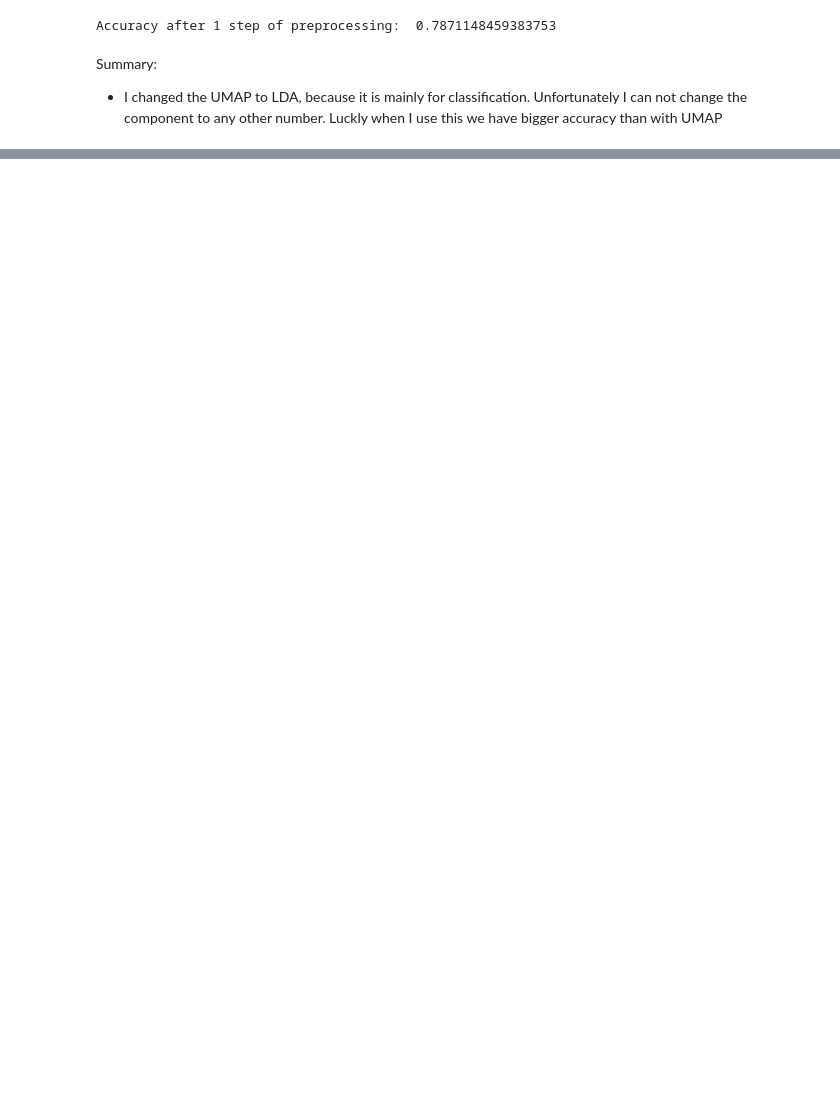
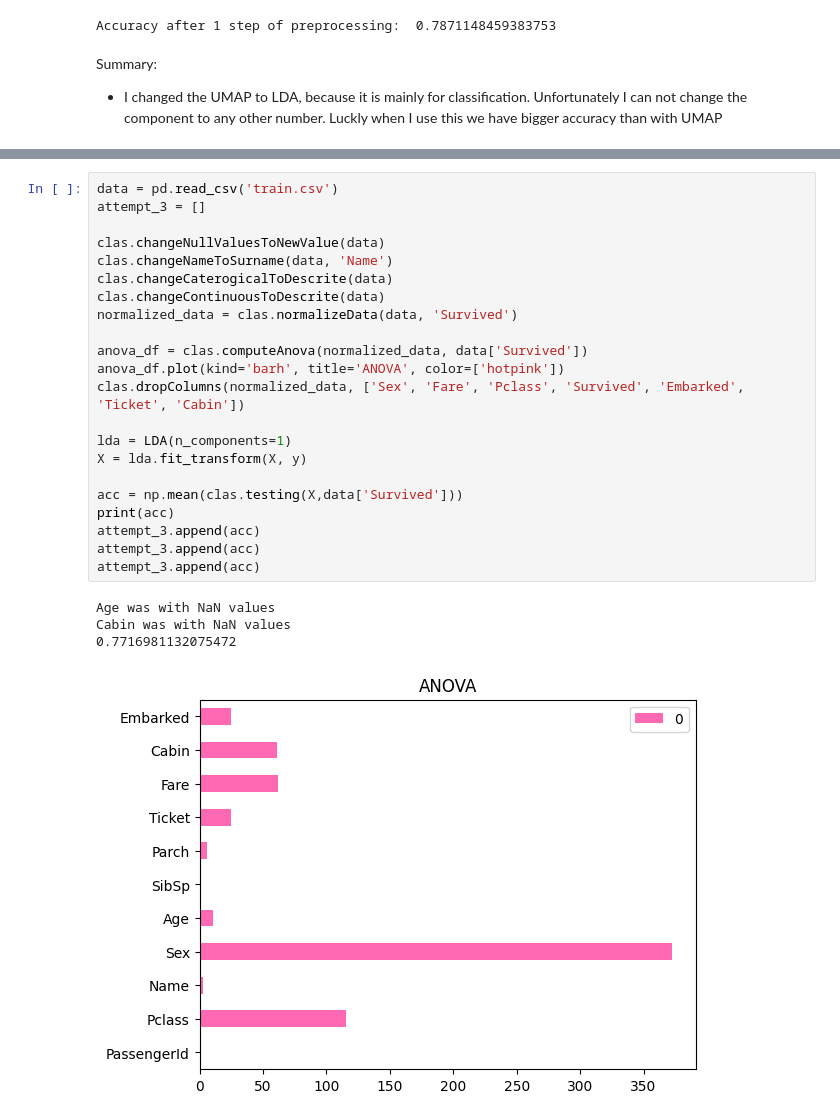
Before and after one commit to jszczublinska/DM_Titanic, a Jupyter notebook: titanic.ipynb, the cells around one changed output, grey strips where cells are left out. Cells and saved outputs as stored; diff of their text form; blank space fills up the shorter version.

```diff
--- a/titanic.ipynb
+++ b/titanic.ipynb
@@ -286,0 +320,27 @@ Accuracy after preprocessing:  0.8207282913165266
+# %%
+data = pd.read_csv('train.csv')
+attempt_3 = []
+
+clas.changeNullValuesToNewValue(data)
+clas.changeNameToSurname(data, 'Name')
+clas.changeCaterogicalToDescrite(data)
+clas.changeContinuousToDescrite(data)
+normalized_data = clas.normalizeData(data, 'Survived')
+
+anova_df = clas.computeAnova(normalized_data, data['Survived'])
+anova_df.plot(kind='barh', title='ANOVA', color=['hotpink'])
+clas.dropColumns(normalized_data, ['Sex', 'Fare', 'Pclass', 'Survived', 'Embarked', 'Ticket', 'Cabin'])
+
+lda = LDA(n_components=1)
+X = lda.fit_transform(X, y)
+
+acc = np.mean(clas.testing(X,data['Survived']))
+print(acc)
+attempt_3.append(acc)
+attempt_3.append(acc)
+attempt_3.append(acc)
+# %% [output]
+Age was with NaN values
+Cabin was with NaN values
+0.7716981132075472
+[figure, added]
```
Also changed, not shown: parts of 17 cells of this notebook, 2 other files.
